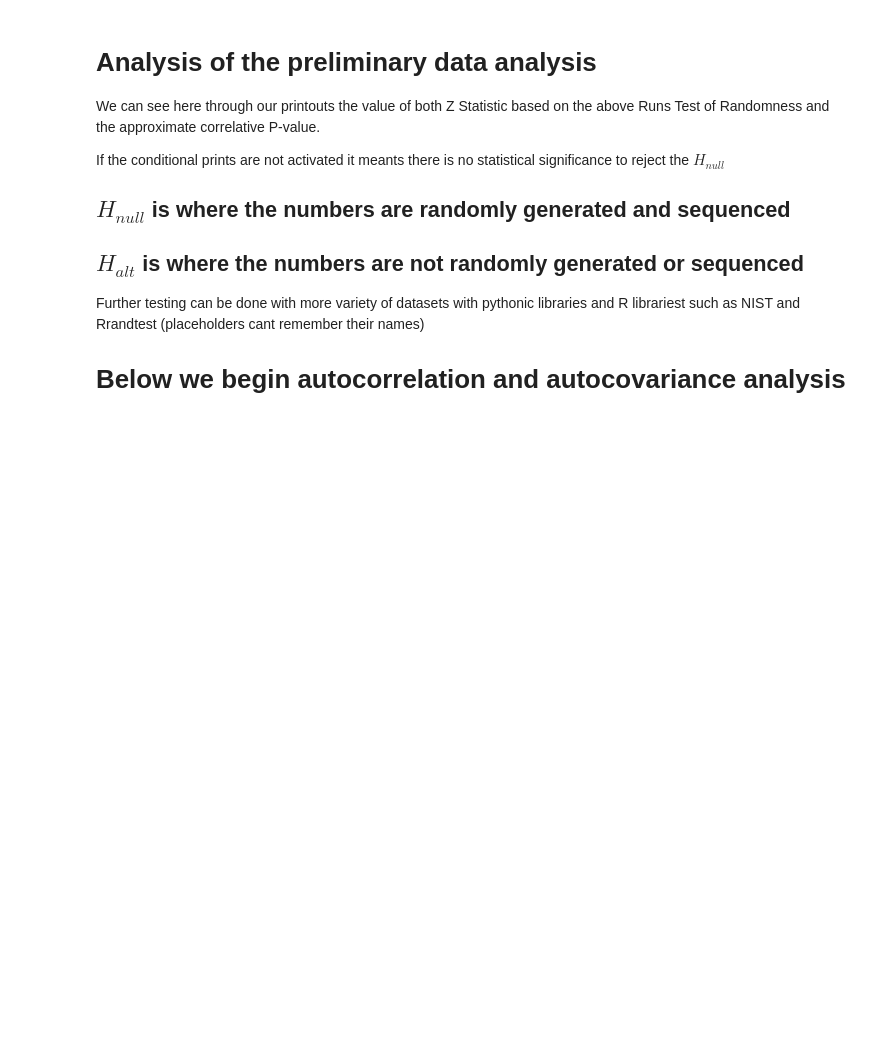
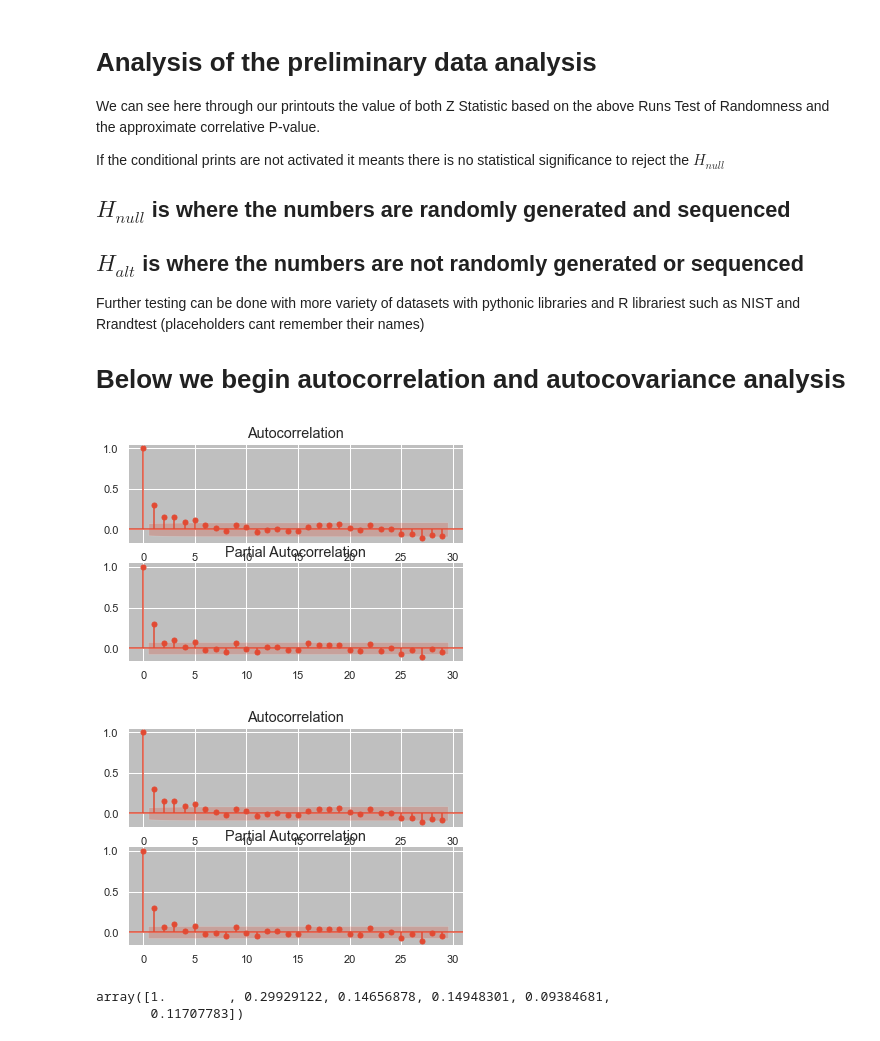
Before and after one commit to doughnutgod/PulsarPioneers, a Jupyter notebook: pulsar6.ipynb, the cells around one changed output. Drawn from its saved outputs; the diff is of its cells as text; code cells hidden in the pictures; blank space fills up the shorter version.

```diff
--- a/pulsar6.ipynb
+++ b/pulsar6.ipynb
@@ -371,3 +375,19 @@ Further testing can be done with more variety of datasets with pythonic librarie
 
 
 # Below we begin autocorrelation and autocovariance analysis
+# %%
+plt.style.use("seaborn")
+plt.rcParams["figure.figsize"] = (18, 9)
+
+fig, ax = plt.subplots(2,1)
+
+plot_acf(pulsar6['Brightness'], ax=ax[0])
+plot_pacf(pulsar6['Brightness'], ax=ax[1], method="ols")
+# %% [output]
+[figure, added]
+[figure, added]
+# %%
+acf(pulsar6['Brightness'], nlags=5)
+# %% [output]
+array([1.        , 0.29929122, 0.14656878, 0.14948301, 0.09384681,
+       0.11707783])
```
Also changed, not shown: parts of 3 cells of this notebook.
